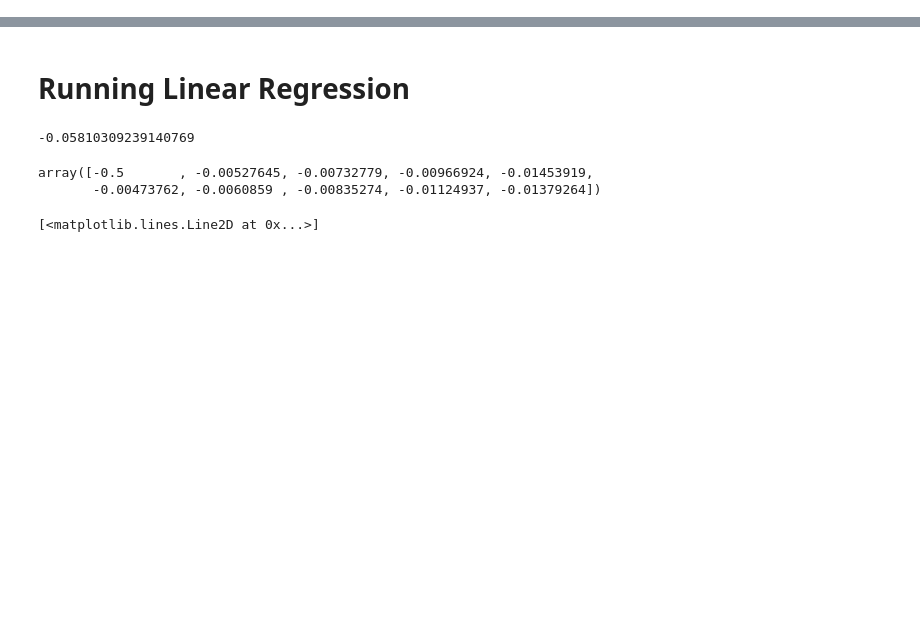
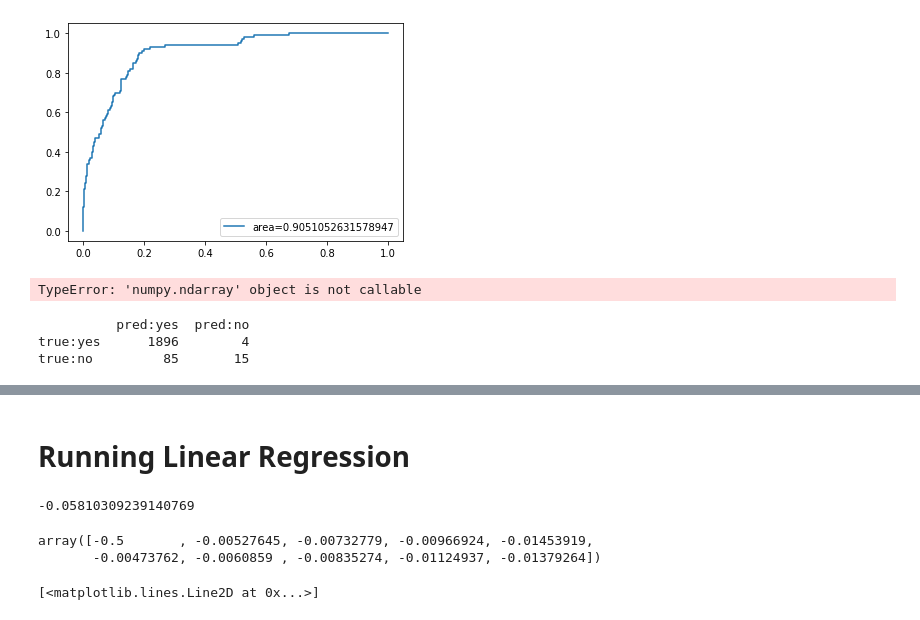
Before and after one commit to bthakr1/datascience_pipeline, a Jupyter notebook: Linear Regression.ipynb, the cells around one changed output, grey strips where cells are left out. Saved outputs shown, nothing was run; the diff lists cells and outputs as text; code cells hidden in the pictures; blank space fills up the shorter version.

```diff
--- a/Linear Regression.ipynb
+++ b/Linear Regression.ipynb
@@ -33,0 +40,2 @@ X = preg[['apt', 'birth_control', 'body_pillow', 'cigarettes', 'female',
+# %%
+X_train, X_test, y_train, y_test = train_test_split(X,y,test_size=0.2,stratify=y)
@@ -33,0 +89,16 @@ X = preg[['apt', 'birth_control', 'body_pillow', 'cigarettes', 'female',
+# %%
+logistic = LogisticRegression(random_state=0).fit(X_train,y_train)
+# %%
+# ROC / AUC Curve
+y_test_prob = logistic.predict_proba(X_test)[:,1]
+fpr, tpr, _ = metrics.roc_curve(y_test,y_test_prob)
+auc = metrics.roc_auc_score(y_test,y_test_prob)
+plt.plot(fpr,tpr,label="area="+str(auc))
+plt.legend(loc=4)
+plt.show()
+# %% [output]
+[figure, added]
+# %%
+confusion_matrix = confusion_matrix(y_test,logistic.predict(X_test))
+# %% [output]
+TypeError: 'numpy.ndarray' object is not callable
@@ -33,0 +107,6 @@ X = preg[['apt', 'birth_control', 'body_pillow', 'cigarettes', 'female',
+# %%
+print(cmtx)
+# %% [output]
+          pred:yes  pred:no
+true:yes      1896        4
+true:no         85       15
```
Also changed, not shown: parts of 19 cells of this notebook, 2 other files.
